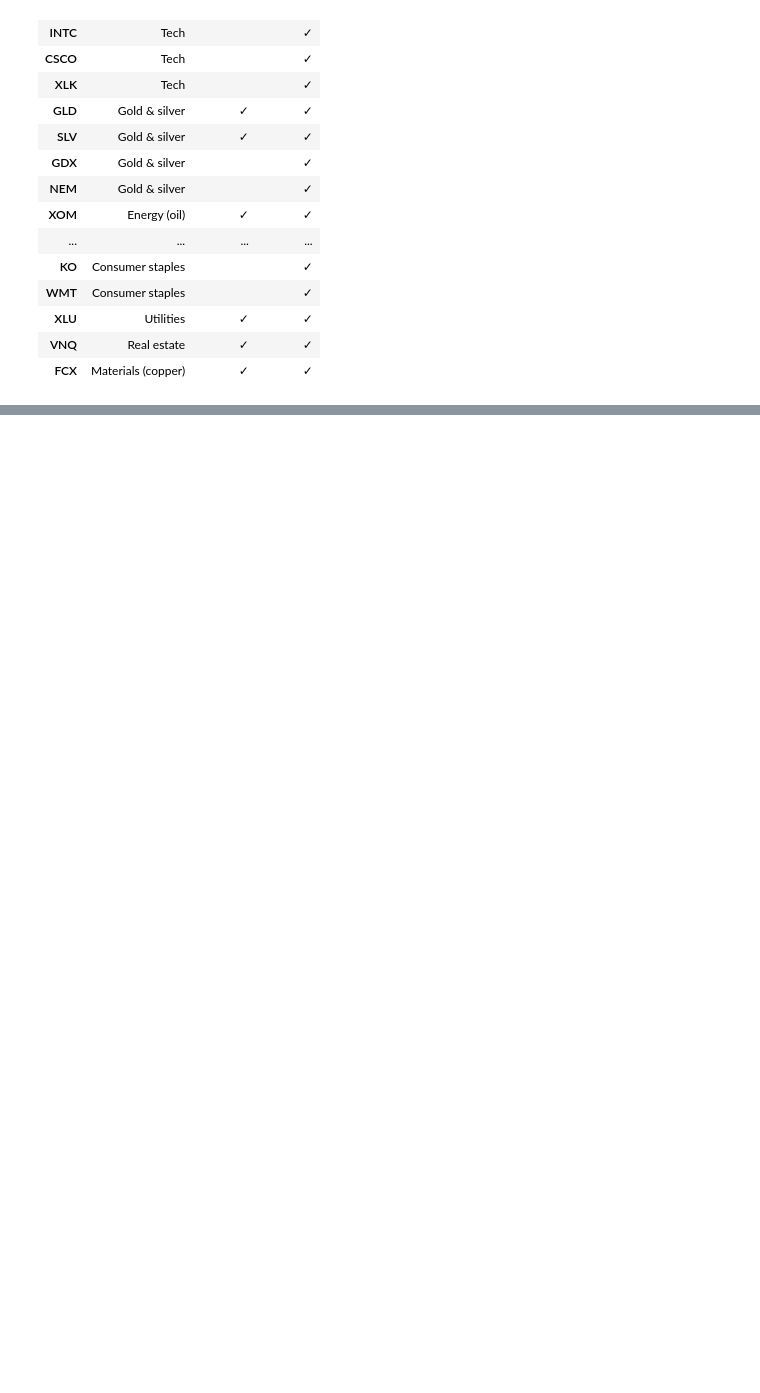
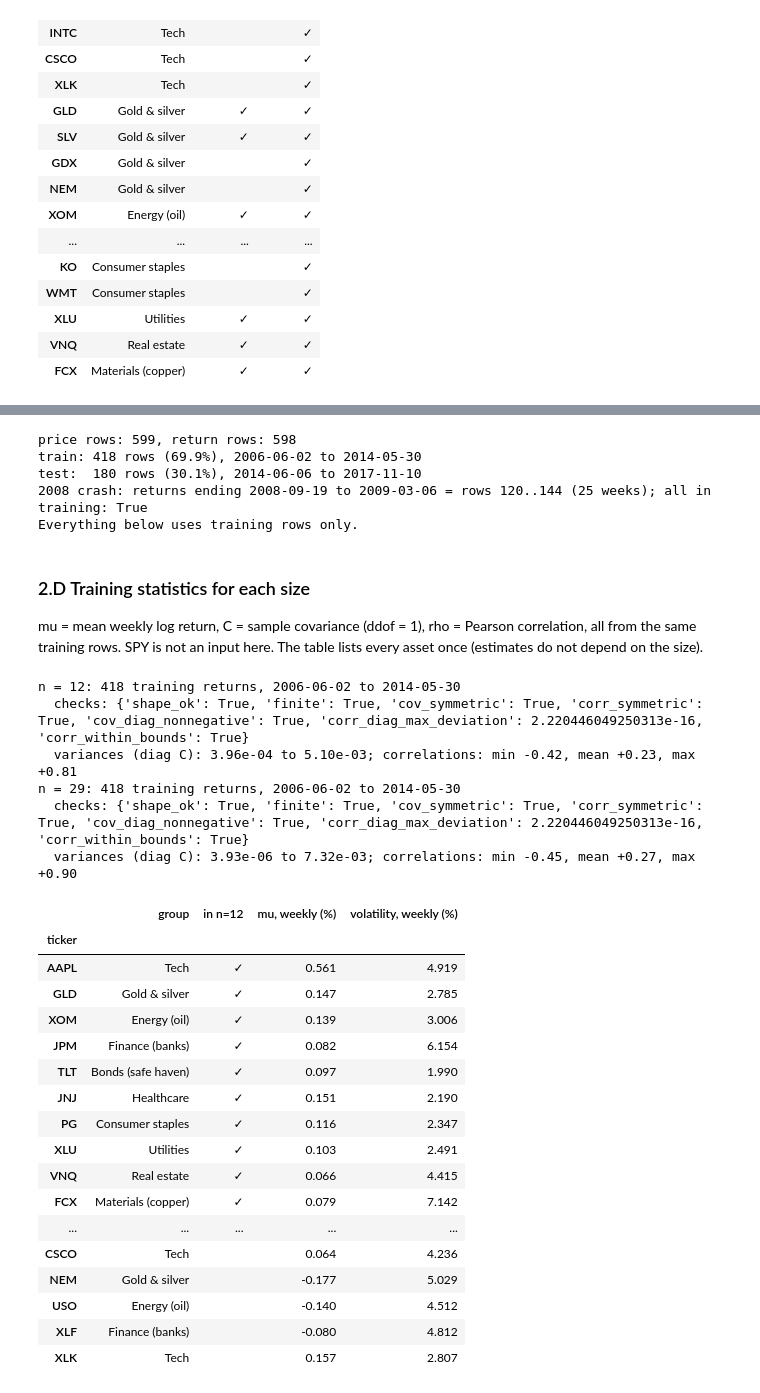
Before and after one commit to Oussema-t/zollerqu-qollab, a Jupyter notebook: stocks/stock_idea_ZollerQu.ipynb, the cells around one changed output, grey strips where cells are left out. Drawn from its saved outputs; the diff is of its cells as text; code cells hidden in the pictures; blank space fills up the shorter version.

```diff
--- a/stocks/stock_idea_ZollerQu.ipynb
+++ b/stocks/stock_idea_ZollerQu.ipynb
@@ -497,0 +536,70 @@ membership
+# %%
+r_all = returns.log_returns(kw.prices)
+r_dates = kw.dates[1:]
+split = returns.chronological_split(len(r_all), TRAIN_FRACTION)
+train_dates, test_dates = r_dates[split.train], r_dates[split.test]
+print(f"price rows: {len(kw.dates)}, return rows: {len(r_all)}")
+print(f"train: {len(train_dates)} rows ({len(train_dates) / len(r_all):.1%}), {train_dates[0]} to {train_dates[-1]}")
+print(f"test:  {len(test_dates)} rows ({len(test_dates) / len(r_all):.1%}), {test_dates[0]} to {test_dates[-1]}")
+crash_rows = returns.window_rows(r_dates)
+print(f"2008 crash: returns ending {r_dates[crash_rows[0]]} to {r_dates[crash_rows[-1]]} = rows "
+      f"{crash_rows[0]}..{crash_rows[-1]} ({len(crash_rows)} weeks); all in training: "
+      f"{bool(np.all(crash_rows < split.split_index))}")
+print("Everything below uses training rows only.")
+# %% [output]
+price rows: 599, return rows: 598
+train: 418 rows (69.9%), 2006-06-02 to 2014-05-30
+test:  180 rows (30.1%), 2014-06-06 to 2017-11-10
+2008 crash: returns ending 2008-09-19 to 2009-03-06 = rows 120..144 (25 weeks); all in training: True
+Everything below uses training rows only.
+# %% [markdown]
+### 2.D Training statistics for each size
+
+mu = mean weekly log return, C = sample covariance (ddof = 1), rho = Pearson correlation, all from the same training rows. SPY is not an input here. The table lists every asset once (estimates do not depend on the size).
+# %%
+train_stats = {}
+for n in RUN_SIZES:
+    tickers = selected[n]
+    columns = [kw.tickers.index(t) for t in tickers]
+    st = graph.training_stats(r_all[split.train][:, columns], tickers)
+    train_stats[n] = st
+    off = st.corr[np.triu_indices(n, 1)]
+    print(f"n = {n}: {st.n_obs} training returns, {train_dates[0]} to {train_dates[-1]}")
+    print(f"  checks: {graph.matrix_checks(st)}")
+    print(f"  variances (diag C): {np.diag(st.cov).min():.2e} to {np.diag(st.cov).max():.2e}; correlations: "
+          f"min {off.min():+.2f}, mean {off.mean():+.2f}, max {off.max():+.2f}")
+
+st_large = train_stats[large]
+mu_table = pd.DataFrame({
+    "group": [kaggle_data.GROUP_OF[t] for t in st_large.tickers],
+    f"in n={small}": ["✓" if t in selected[small] else "" for t in st_large.tickers],
+    "mu, weekly (%)": st_large.mu * 100,
+    "volatility, weekly (%)": np.sqrt(np.diag(st_large.cov)) * 100,
+}, index=pd.Index(st_large.tickers, name="ticker"))
+with pd.option_context("display.float_format", "{:.3f}".format):
+    display(mu_table)
+# %% [output]
+n = 12: 418 training returns, 2006-06-02 to 2014-05-30
+  checks: {'shape_ok': True, 'finite': True, 'cov_symmetric': True, 'corr_symmetric': True, 'cov_diag_nonnegative': True, 'corr_diag_max_deviation': 2.220446049250313e-16, 'corr_within_bounds': True}
+  variances (diag C): 3.96e-04 to 5.10e-03; correlations: min -0.42, mean +0.23, max +0.81
+n = 29: 418 training returns, 2006-06-02 to 2014-05-30
+  checks: {'shape_ok': True, 'finite': True, 'cov_symmetric': True, 'corr_symmetric': True, 'cov_diag_nonnegative': True, 'corr_diag_max_deviation': 2.220446049250313e-16, 'corr_within_bounds': True}
+  variances (diag C): 3.93e-06 to 7.32e-03; correlations: min -0.45, mean +0.27, max +0.90
+|  | group | in n=12 | mu, weekly (%) | volatility, weekly (%) |
+| ticker |  |  |  |  |
+| AAPL | Tech | ✓ | 0.561 | 4.919 |
+| GLD | Gold & silver | ✓ | 0.147 | 2.785 |
+| XOM | Energy (oil) | ✓ | 0.139 | 3.006 |
+| JPM | Finance (banks) | ✓ | 0.082 | 6.154 |
+| TLT | Bonds (safe haven) | ✓ | 0.097 | 1.990 |
+| JNJ | Healthcare | ✓ | 0.151 | 2.190 |
+| PG | Consumer staples | ✓ | 0.116 | 2.347 |
+| XLU | Utilities | ✓ | 0.103 | 2.491 |
+| VNQ | Real estate | ✓ | 0.066 | 4.415 |
+| FCX | Materials (copper) | ✓ | 0.079 | 7.142 |
+| ... | ... | ... | ... | ... |
+| CSCO | Tech |  | 0.064 | 4.236 |
+| NEM | Gold & silver |  | -0.177 | 5.029 |
+| USO | Energy (oil) |  | -0.140 | 4.512 |
+| XLF | Finance (banks) |  | -0.080 | 4.812 |
+| XLK | Tech |  | 0.157 | 2.807 |
```
Also changed, not shown: parts of 20 cells of this notebook, 12 other files.
